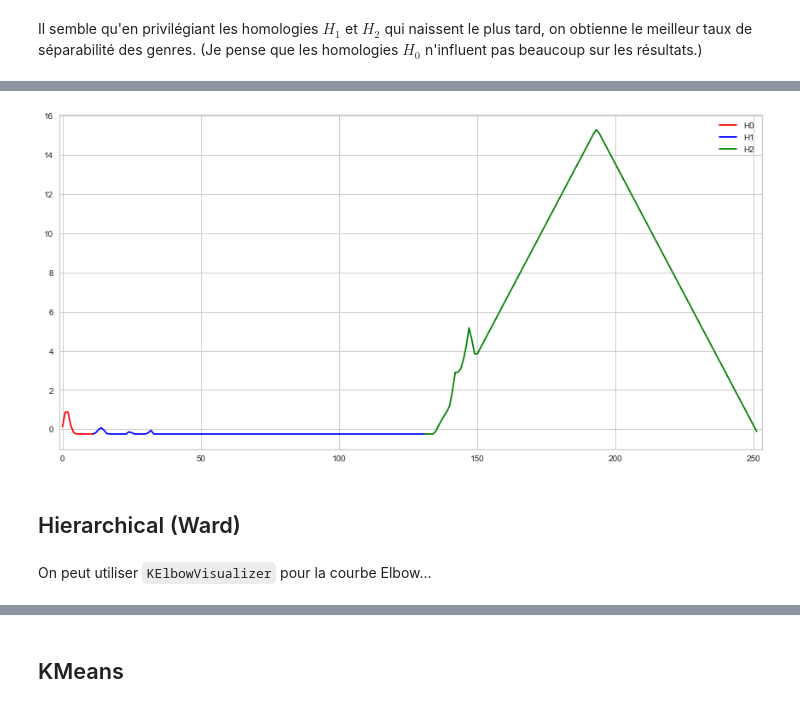
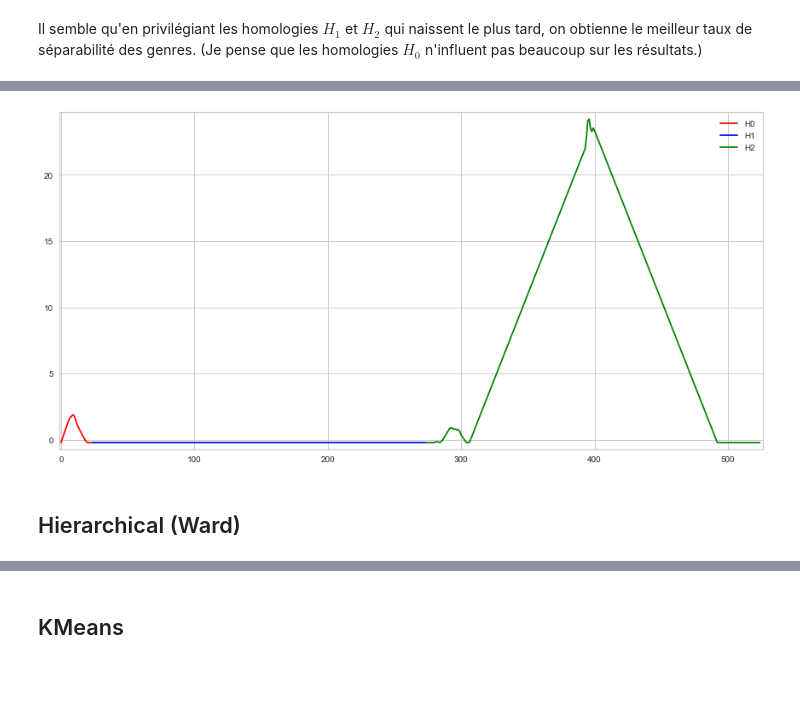
Before and after one commit to PhilippeMeyer68/TDA_Morphotypes, a Jupyter notebook: Silhouette.ipynb, the cells around one changed output, grey strips where cells are left out. Saved outputs shown, nothing was run; the diff lists cells and outputs as text; code cells hidden in the pictures; blank space fills up the shorter version.

```diff
--- a/Silhouette.ipynb
+++ b/Silhouette.ipynb
@@ -41,10 +41,10 @@ def plot_scan_3D_interactive(i):
     points_set = utils.point_set(scan)
     points_set.plot(color='green', opacity=0.5, size=2)
 # %%
-with open ('./Data/XY_decolor.bin', 'rb') as fp:
+with open ('./Data/XY1_decolor.bin', 'rb') as fp:
     XY_decolor = pickle.load(fp)
 
-with open ('./Data/XX_decolor.bin', 'rb') as fp:
+with open ('./Data/XX1_decolor.bin', 'rb') as fp:
     XX_decolor = pickle.load(fp)
 # %%
 X_decolor = XY_decolor + XX_decolor
@@ -94,6 +94,6 @@ plt.show()
 # %%
-n0 = 1440
-n1 = n2 = 14400
+n0 = 25
+n1 = n2 = 250
 SH0 = Silhouette(resolution=n0)
 sh0 = SH0.fit_transform(test0)
 
@@ -103,9 +103,7 @@ sh1 = SH1.fit_transform(test1)
 SH2 = Silhouette(resolution=n2, weight=lambda x: x[0])
 sh2 = SH2.fit_transform(test2)
 # %%
-n = 120
-m = (n0+n1+n2)//n
-temp = np.array([list(x0)+list(x1)+list(x2)
-                for x0, x1, x2 in zip(sh0, sh1, sh2)])
-sh = np.array([[np.mean(x[n*i:n*i+n]) for i in range(m)] for x in temp])
+m = (n0+n1+n2)
+sh = np.array([list(x0)+list(x1)+list(x2)
+                 for x0, x1, x2 in zip(sh0, sh1, sh2)])
 sh = (sh - sh.mean()) / sh.std()
@@ -112,21 +121,18 @@ sh = (sh - sh.mean()) / sh.std()
 # %%
 fig = plt.figure(figsize=(12, 6))
 
-plt.xlim(-1, len(sh[266])+1)
-plt.plot(sh[266, :n0//n], 'red', label='H0')
-plt.plot(range(n0//n-1, (n0+n1)//n),
-         sh[266, n0//n-1:(n0+n1)//n], 'blue', label='H1')
-plt.plot(range((n0+n1)//n-1, m),
-         sh[266, (n0+n1)//n-1:], 'green', label='H2')
+plt.xlim(-1, m+1)
+plt.plot(sh[2556, :n0], 'red', label='H0')
+plt.plot(range(n0-1, n0+n1), sh[2556, n0-1:n0+n1], 'blue', label='H1')
+plt.plot(range(n0+n1-1, m), sh[2556, n0+n1-1:], 'green', label='H2')
 plt.legend()
 plt.tight_layout()
+plt.ylim(min(sh[2556])-0.5, max(sh[2556])+0.5)
 plt.savefig(
     'E:/Projet-M2/2021-m2-ditex-morphotypes/Images/M266Silhouette.jpg', dpi=200);
 # %% [output]
-[figure, old version]
+[figure, new version]
 # %% [markdown]
 ## Hierarchical (Ward)
 # %%
 Z = linkage(sh, method='ward')
-# %% [markdown]
-On peut utiliser `KElbowVisualizer` pour la courbe Elbow...
```
Also changed, not shown: parts of 19 cells of this notebook, 10 other files.
